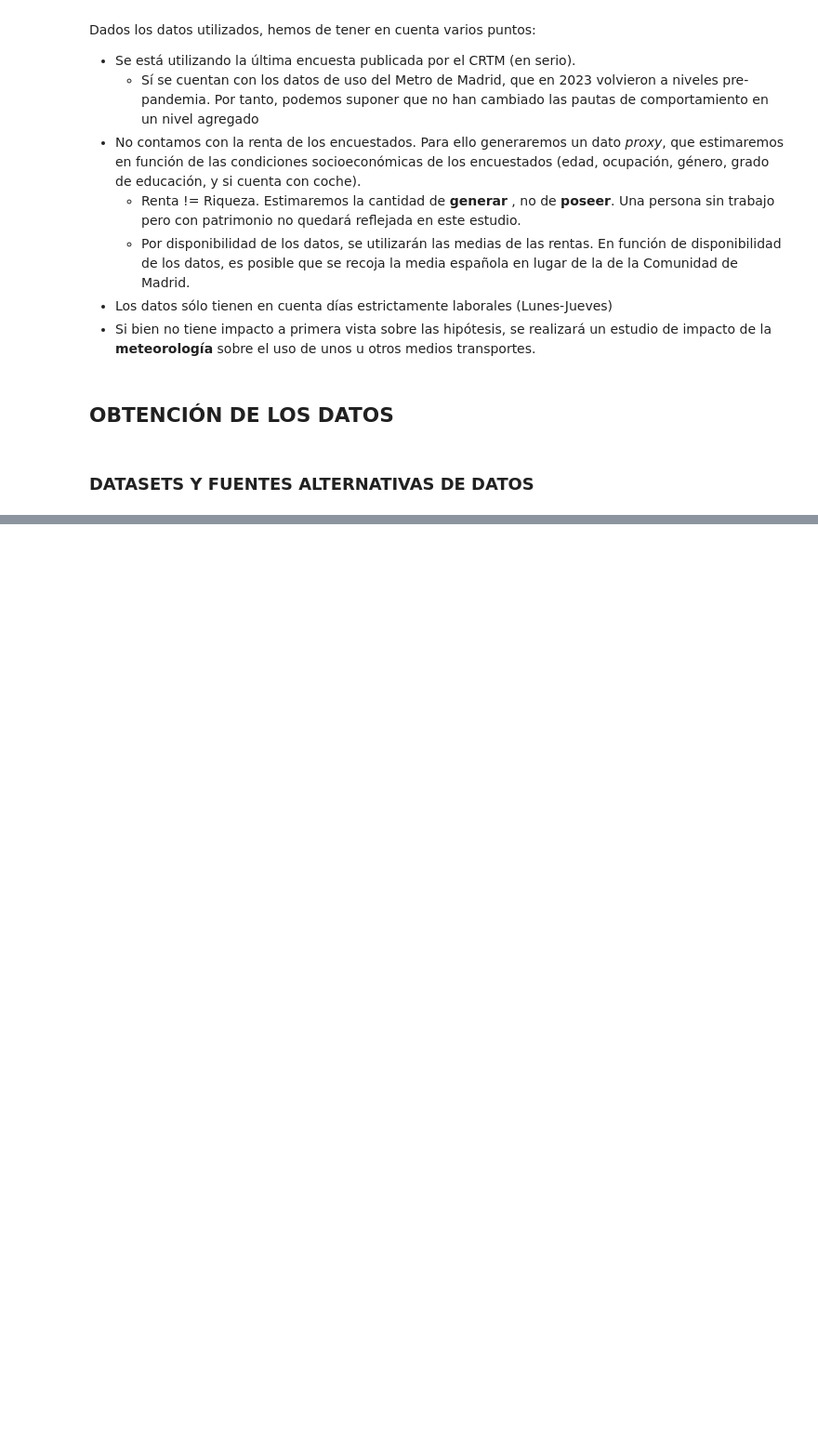
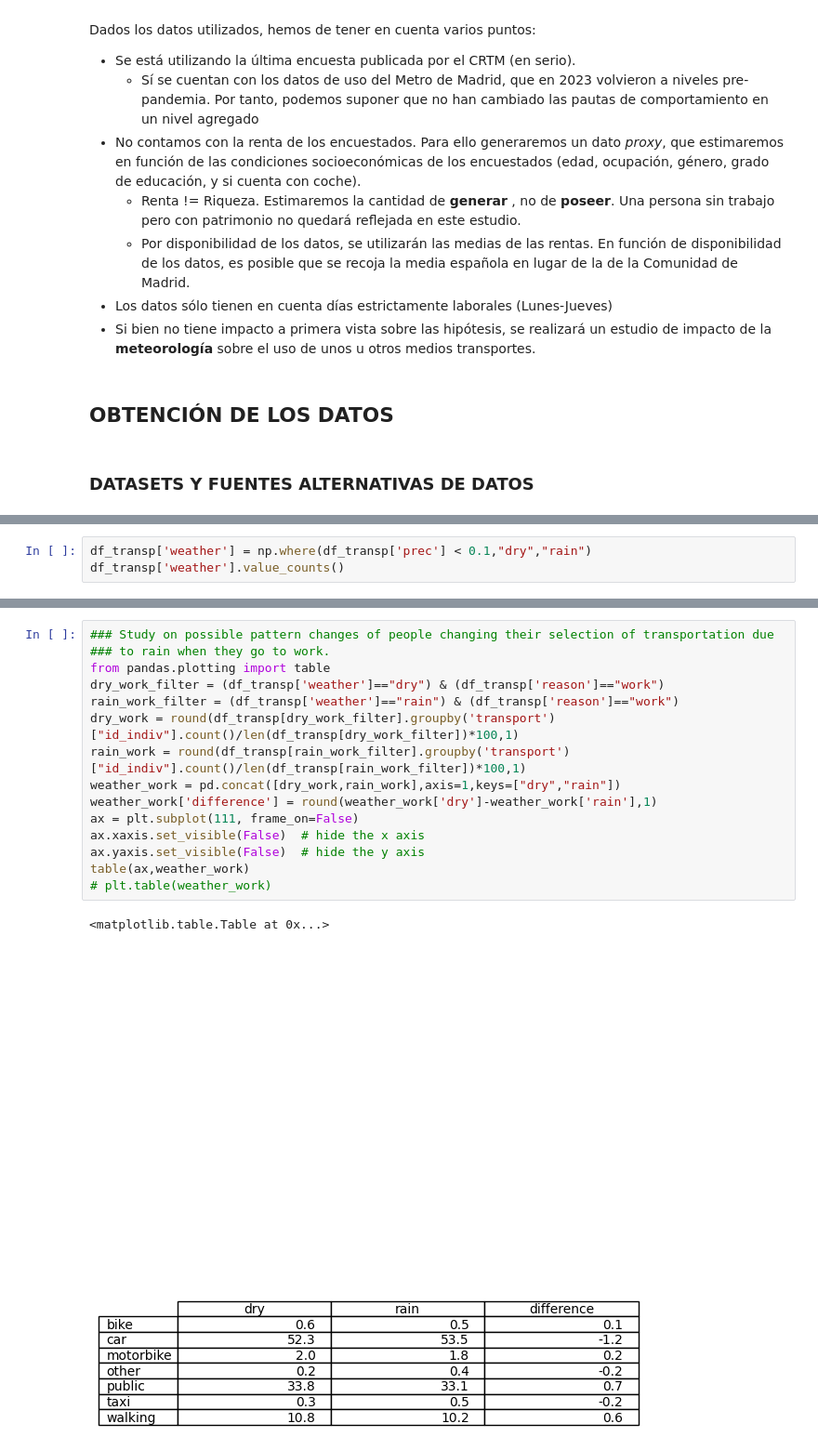
Before and after one commit to RauGarGom/madrid_transp_renta, a Jupyter notebook: precode.ipynb, the cells around one changed output, grey strips where cells are left out. Shown: that part at 93% size. Drawn from its saved outputs; the diff is of its cells as text; blank space fills up the shorter version.

```diff
--- a/precode.ipynb
+++ b/precode.ipynb
@@ -308,0 +90,3 @@ df_transp[df_transp["id_indiv"]==60111371]
+# %%
+df_transp['weather'] = np.where(df_transp['prec'] < 0.1,"dry","rain")
+df_transp['weather'].value_counts()
@@ -308,0 +118,18 @@ df_transp[df_transp["id_indiv"]==60111371]
+# %%
+### Study on possible pattern changes of people changing their selection of transportation due
+### to rain when they go to work.
+from pandas.plotting import table
+dry_work_filter = (df_transp['weather']=="dry") & (df_transp['reason']=="work")
+rain_work_filter = (df_transp['weather']=="rain") & (df_transp['reason']=="work")
+dry_work = round(df_transp[dry_work_filter].groupby('transport')["id_indiv"].count()/len(df_transp[dry_work_filter])*100,1)
+rain_work = round(df_transp[rain_work_filter].groupby('transport')["id_indiv"].count()/len(df_transp[rain_work_filter])*100,1)
+weather_work = pd.concat([dry_work,rain_work],axis=1,keys=["dry","rain"])
+weather_work['difference'] = round(weather_work['dry']-weather_work['rain'],1)
+ax = plt.subplot(111, frame_on=False)
+ax.xaxis.set_visible(False)  # hide the x axis
+ax.yaxis.set_visible(False)  # hide the y axis
+table(ax,weather_work)
+# plt.table(weather_work)
+# %% [output]
+<matplotlib.table.Table at 0x...>
+[figure, added]
```
Also changed, not shown: parts of 23 cells of this notebook, 13 other files.
